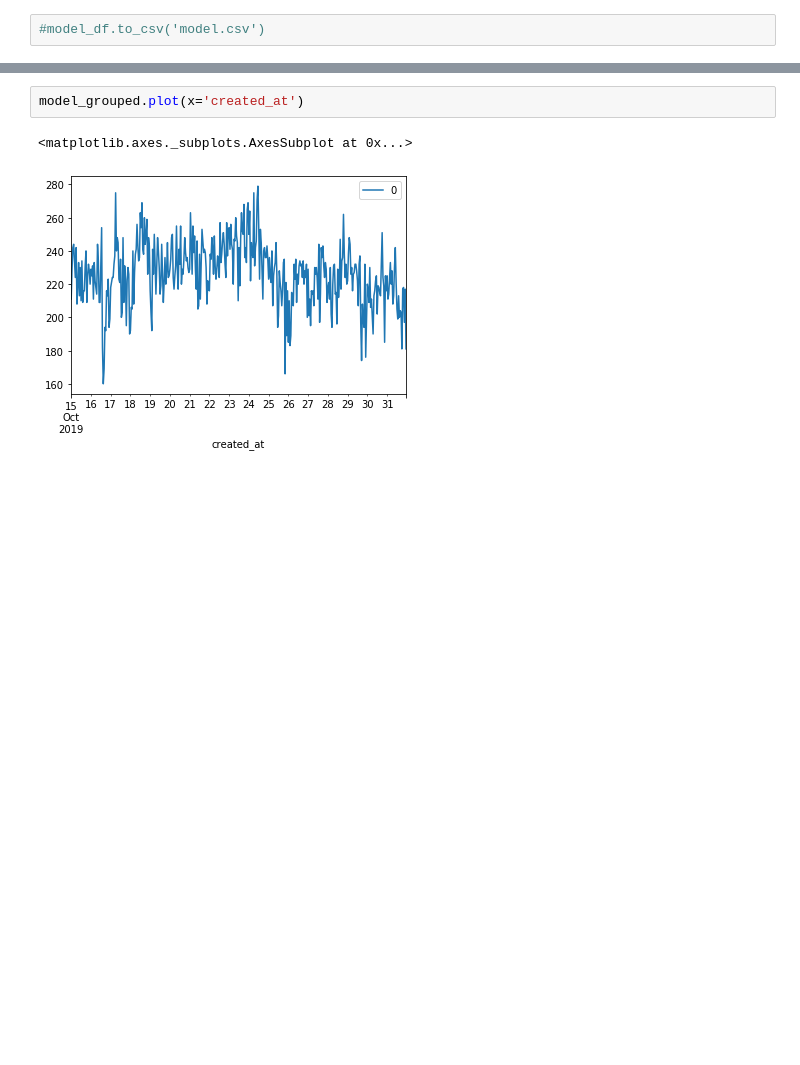
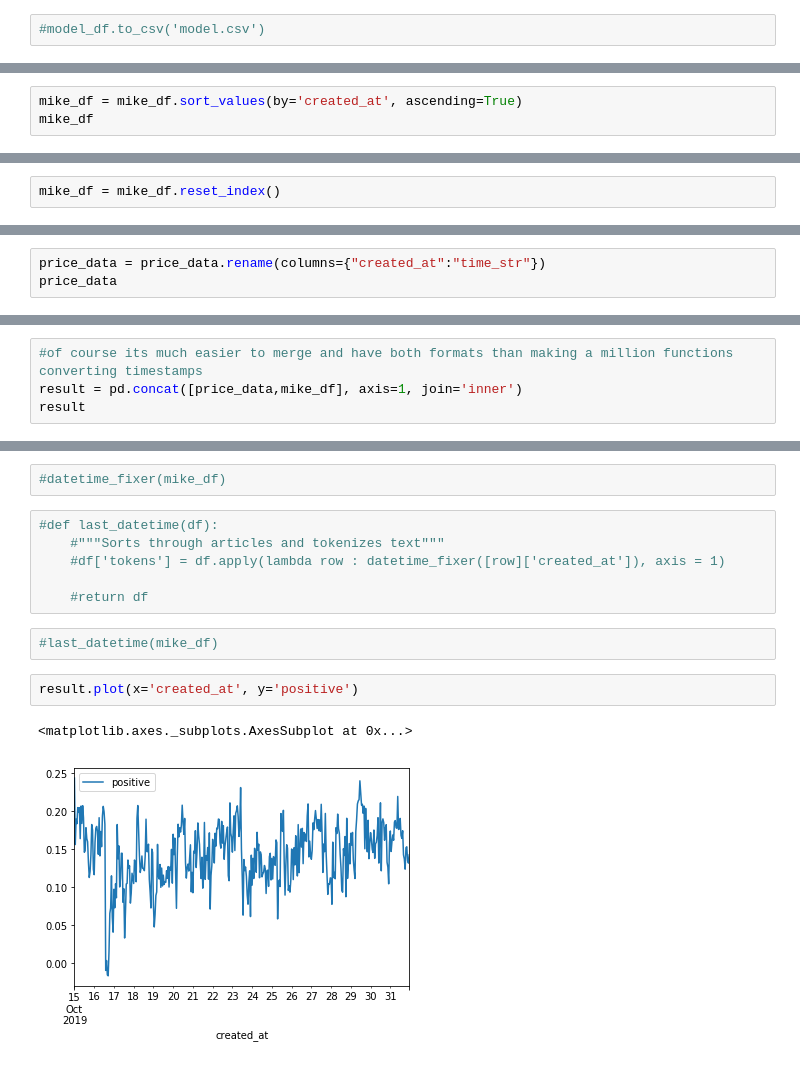
Before and after one commit to willwillis/Crypto-Sentiment-Clusters, a Jupyter notebook: notebooks/igor/price_model.ipynb, the cells around one changed output, grey strips where cells are left out. Cells and saved outputs as stored; diff of their text form; blank space fills up the shorter version.

Commit message:
Fixed the datetime concated dfs

```diff
--- a/notebooks/igor/price_model.ipynb
+++ b/notebooks/igor/price_model.ipynb
@@ -155,0 +192,3 @@ model_grouped
+# %%
+mike_df = mike_df.sort_values(by='created_at', ascending=True)
+mike_df
@@ -155,0 +210,2 @@ model_grouped
+# %%
+mike_df = mike_df.reset_index()
@@ -155,0 +280,3 @@ model_grouped
+# %%
+price_data = price_data.rename(columns={"created_at":"time_str"})
+price_data
@@ -155,0 +297,4 @@ model_grouped
+# %%
+#of course its much easier to merge and have both formats than making a million functions converting timestamps
+result = pd.concat([price_data,mike_df], axis=1, join='inner')
+result
@@ -156,5 +324,15 @@ model_grouped
+# %%
+#datetime_fixer(mike_df)
+# %%
+#def last_datetime(df):
+    #"""Sorts through articles and tokenizes text"""
+    #df['tokens'] = df.apply(lambda row : datetime_fixer([row]['created_at']), axis = 1)
+
+    #return df
+# %%
+#last_datetime(mike_df)
 # %%
-model_grouped.plot(x='created_at')
+result.plot(x='created_at', y='positive')
 # %% [output]
 <matplotlib.axes._subplots.AxesSubplot at 0x...>
-[figure, old version]
+[figure, new version]
```
Also changed, not shown: parts of 31 cells of this notebook.
